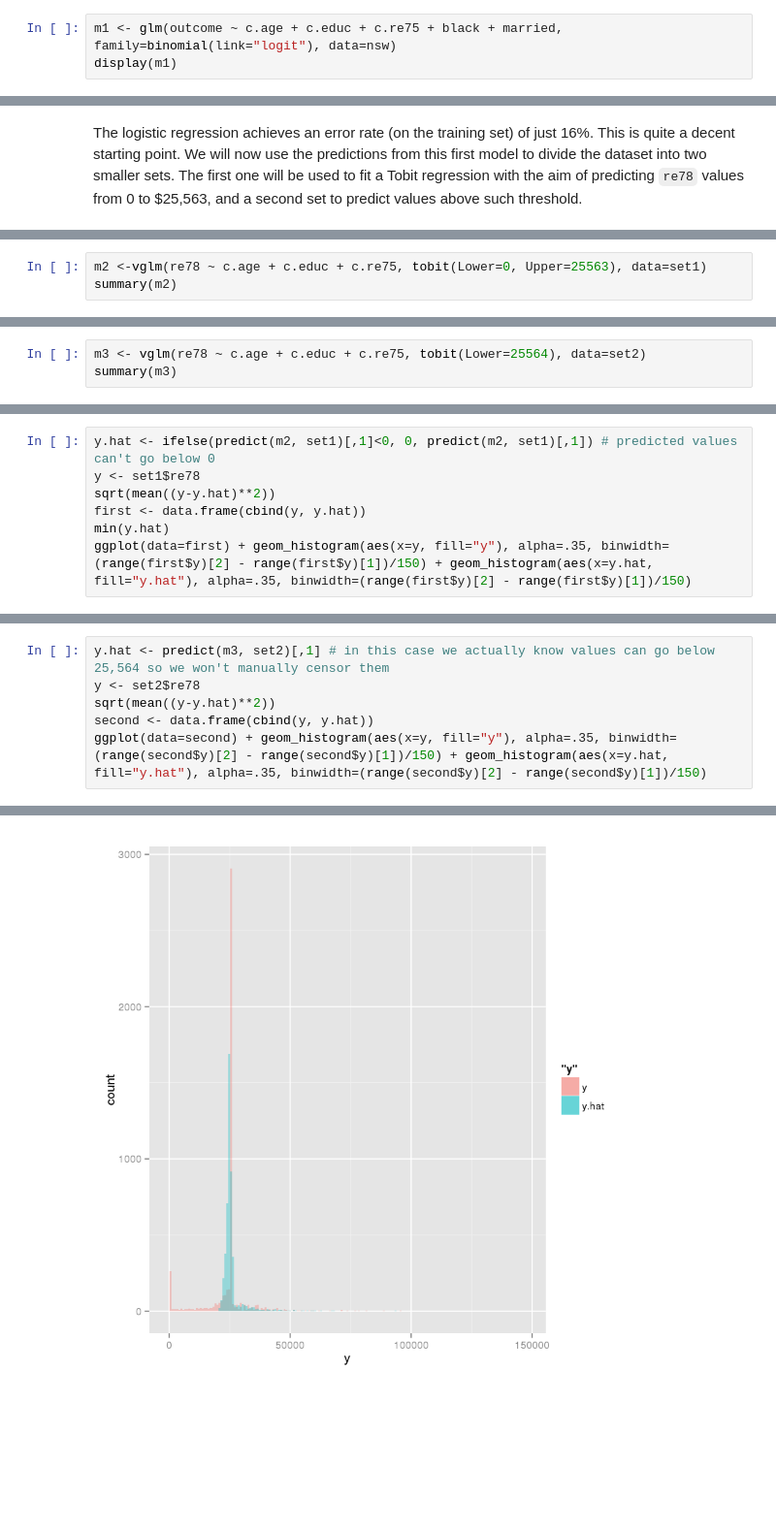
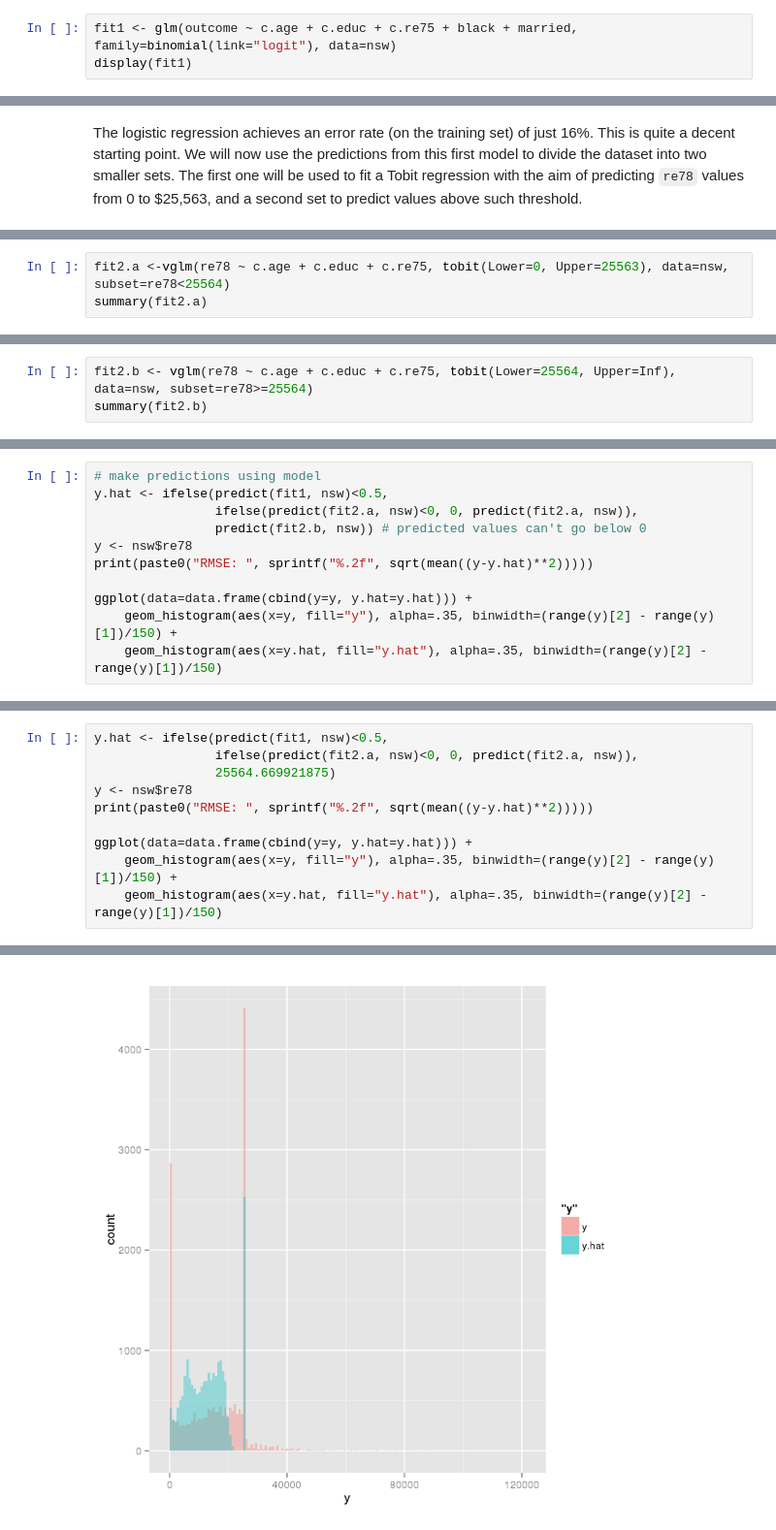
Before and after one commit to IamGianluca/arm, a Jupyter notebook: ch6/arm_ch6p5.ipynb, the cells around one changed output, grey strips where cells are left out. Shown at 97% size. Cells and saved outputs as stored; diff of their text form; blank space fills up the shorter version.

Commit message:
refactor ensembled model

```diff
--- a/ch6/arm_ch6p5.ipynb
+++ b/ch6/arm_ch6p5.ipynb
@@ -125,6 +118,6 @@ table(nsw$outcome, nsw$educ)
 # %%
-m1 <- glm(outcome ~ c.age + c.educ + c.re75 + black + married, family=binomial(link="logit"), data=nsw)
-display(m1)
+fit1 <- glm(outcome ~ c.age + c.educ + c.re75 + black + married, family=binomial(link="logit"), data=nsw)
+display(fit1)
 # %% [output]
 glm(formula = outcome ~ c.age + c.educ + c.re75 + black + married,
     family = binomial(link = "logit"), data = nsw)
@@ -154,6 +153,6 @@ set2 <- nsw[nsw$predicted.outcome>=0.5,]
 # %%
-m2 <-vglm(re78 ~ c.age + c.educ + c.re75, tobit(Lower=0, Upper=25563), data=set1)
-summary(m2)
+fit2.a <-vglm(re78 ~ c.age + c.educ + c.re75, tobit(Lower=0, Upper=25563), data=nsw, subset=re78<25564)
+summary(fit2.a)
 # %% [output]
 Call:
 vglm(formula = re78 ~ c.age + c.educ + c.re75, family = tobit(Lower = 0,
@@ -175,5 +174,5 @@ Number of iterations: 7
 # %%
-m3 <- vglm(re78 ~ c.age + c.educ + c.re75, tobit(Lower=25564), data=set2)
-summary(m3)
+fit2.b <- vglm(re78 ~ c.age + c.educ + c.re75, tobit(Lower=25564, Upper=Inf), data=nsw, subset=re78>=25564)
+summary(fit2.b)
 # %% [output]
 Call:
@@ -198,10 +197,14 @@ Treatment is not statistically significant neither in `m2` or `m3` models. There
 
 To benchmark out models, we will compute the root-mean-square error (RMSE) on the training data. This is an overly optimistic statistic but, in absence of unseen data, is a decent starting point for evaluating out models. On a real world application we would do cross-validation to avoid overfitting the data. However, for the purposes of this exercise we will not apply such technique.
 # %%
-y.hat <- ifelse(predict(m2, set1)[,1]<0, 0, predict(m2, set1)[,1]) # predicted values can't go below 0
-y <- set1$re78
-sqrt(mean((y-y.hat)**2))
-first <- data.frame(cbind(y, y.hat))
-min(y.hat)
-ggplot(data=first) + geom_histogram(aes(x=y, fill="y"), alpha=.35, binwidth=(range(first$y)[2] - range(first$y)[1])/150) + geom_histogram(aes(x=y.hat, fill="y.hat"), alpha=.35, binwidth=(range(first$y)[2] - range(first$y)[1])/150)
+# make predictions using model
+y.hat <- ifelse(predict(fit1, nsw)<0.5,
+                ifelse(predict(fit2.a, nsw)<0, 0, predict(fit2.a, nsw)),
+                predict(fit2.b, nsw)) # predicted values can't go below 0
+y <- nsw$re78
+print(paste0("RMSE: ", sprintf("%.2f", sqrt(mean((y-y.hat)**2)))))
+
+ggplot(data=data.frame(cbind(y=y, y.hat=y.hat))) +
+    geom_histogram(aes(x=y, fill="y"), alpha=.35, binwidth=(range(y)[2] - range(y)[1])/150) +
+    geom_histogram(aes(x=y.hat, fill="y.hat"), alpha=.35, binwidth=(range(y)[2] - range(y)[1])/150)
 # %% [output]
@@ -211,7 +217,11 @@ ggplot(data=first) + geom_histogram(aes(x=y, fill="y"), alpha=.35, binwidth=(ran
 # %%
-y.hat <- predict(m3, set2)[,1] # in this case we actually know values can go below 25,564 so we won't manually censor them
-y <- set2$re78
-sqrt(mean((y-y.hat)**2))
-second <- data.frame(cbind(y, y.hat))
-ggplot(data=second) + geom_histogram(aes(x=y, fill="y"), alpha=.35, binwidth=(range(second$y)[2] - range(second$y)[1])/150) + geom_histogram(aes(x=y.hat, fill="y.hat"), alpha=.35, binwidth=(range(second$y)[2] - range(second$y)[1])/150)
+y.hat <- ifelse(predict(fit1, nsw)<0.5,
+                ifelse(predict(fit2.a, nsw)<0, 0, predict(fit2.a, nsw)),
+                25564.669921875)
+y <- nsw$re78
+print(paste0("RMSE: ", sprintf("%.2f", sqrt(mean((y-y.hat)**2)))))
+
+ggplot(data=data.frame(cbind(y=y, y.hat=y.hat))) +
+    geom_histogram(aes(x=y, fill="y"), alpha=.35, binwidth=(range(y)[2] - range(y)[1])/150) +
+    geom_histogram(aes(x=y.hat, fill="y.hat"), alpha=.35, binwidth=(range(y)[2] - range(y)[1])/150)
 # %% [output]
@@ -219 +229 @@ ggplot(data=second) + geom_histogram(aes(x=y, fill="y"), alpha=.35, binwidth=(ra
-[figure, old version]
+[figure, new version]
```
Also changed, not shown: parts of 21 cells of this notebook.
